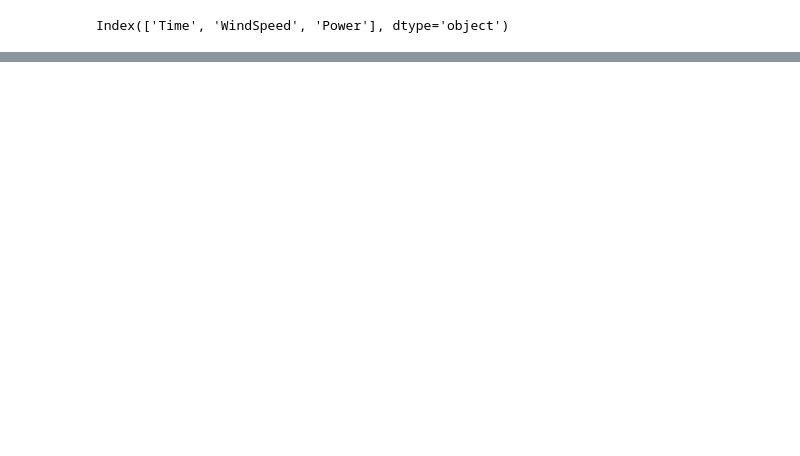
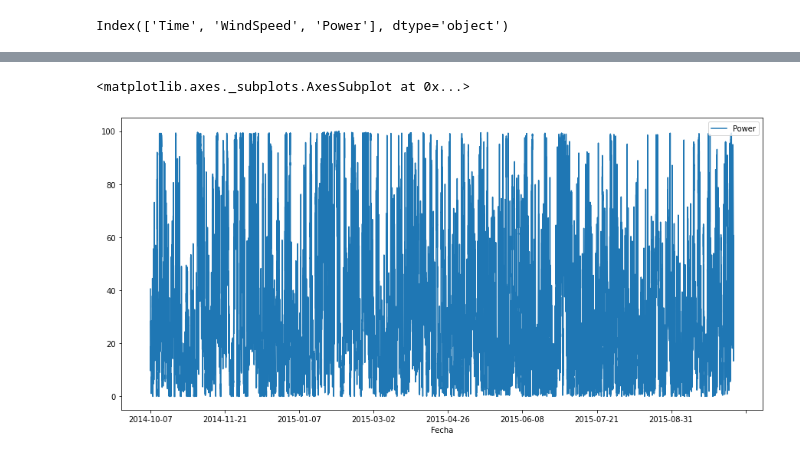
Before and after one commit to mteoraso/ML_Practice, a Jupyter notebook: Untitled50.ipynb, the cells around one changed output, grey strips where cells are left out. Drawn from its saved outputs; the diff is of its cells as text; code cells hidden in the pictures; blank space fills up the shorter version.

```diff
--- a/Untitled50.ipynb
+++ b/Untitled50.ipynb
@@ -198,0 +323,5 @@ df.plot('Time', 'Power')
+# %%
+df2.plot('Fecha','Power', figsize=(15,7))
+# %% [output]
+<matplotlib.axes._subplots.AxesSubplot at 0x...>
+[figure, added]
```
Also changed, not shown: parts of 19 cells of this notebook.
